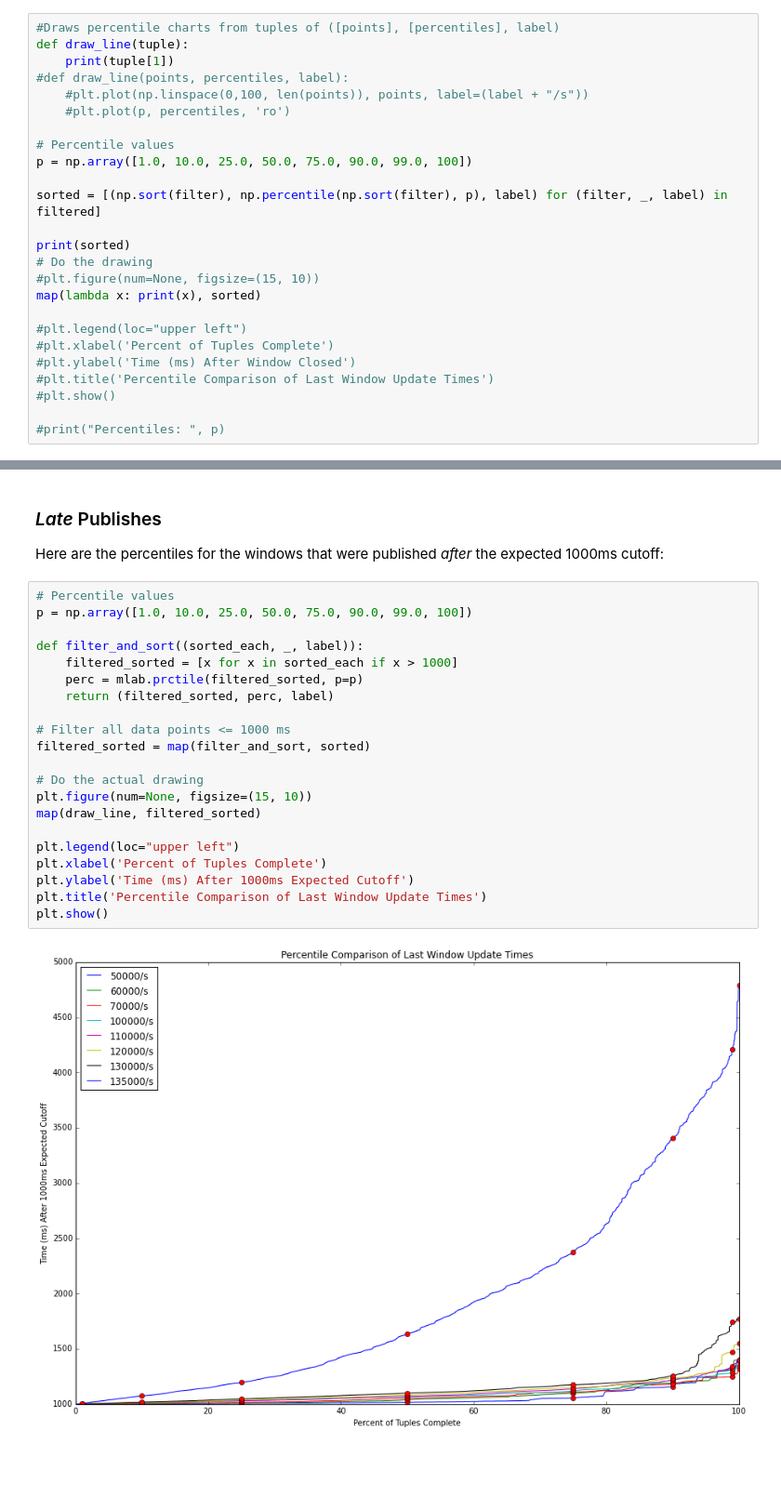
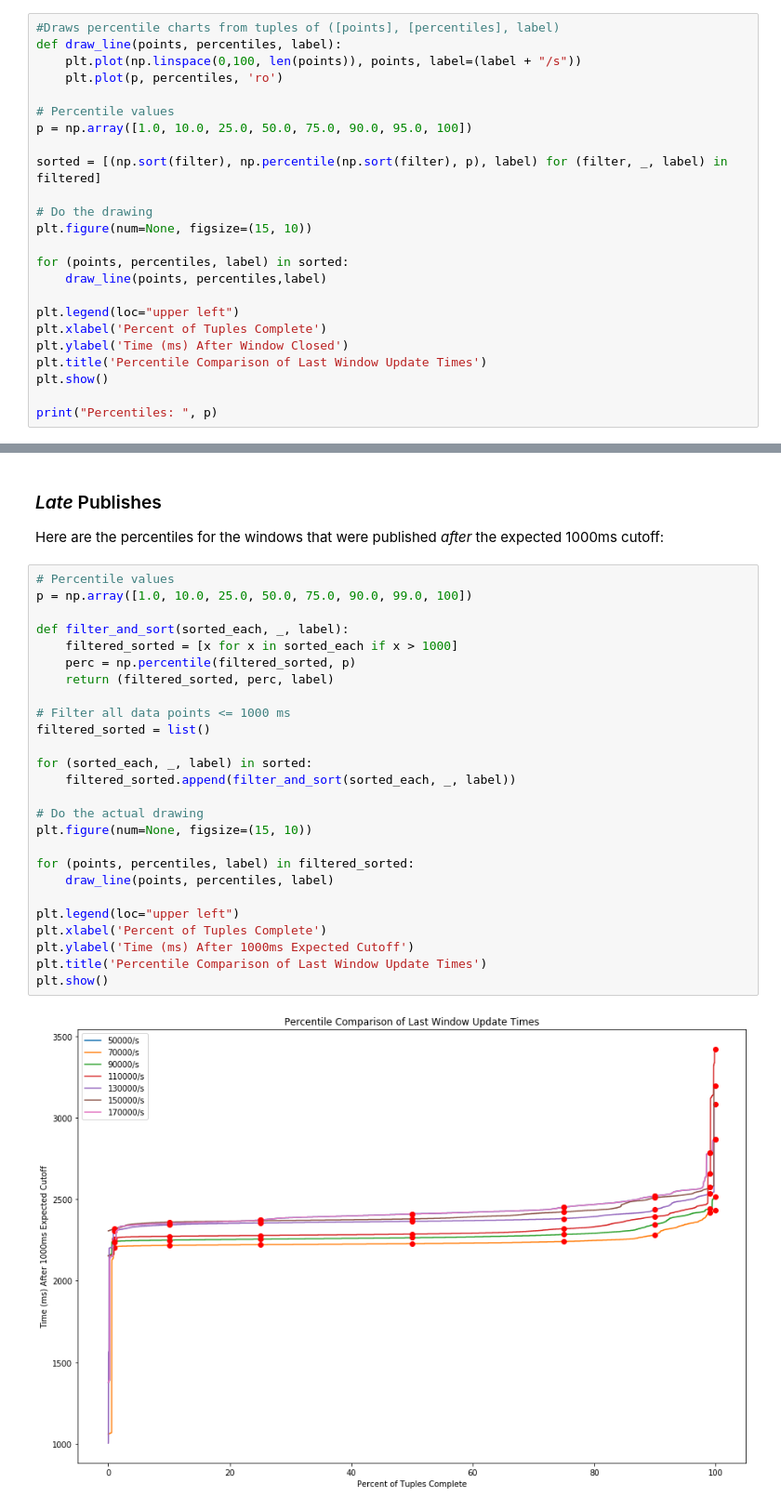
Before and after one commit to yahoo/streaming-benchmarks, a Jupyter notebook: pynotebooks/Benchmark_combined.ipynb, the cells around one changed output, grey strips where cells are left out. Shown at 93% size. Cells and saved outputs as stored; diff of their text form; blank space fills up the shorter version.

```diff
--- a/pynotebooks/Benchmark_combined.ipynb
+++ b/pynotebooks/Benchmark_combined.ipynb
@@ -91,27 +90,26 @@ Percentiles for the last-update time. 90th percentile being within 1000ms or so
 We can see that at ~135000 tuples/s input, the topology begins to fall behind, and end-to-end latency goes up.
 # %%
 #Draws percentile charts from tuples of ([points], [percentiles], label)
-def draw_line(tuple):
-    print(tuple[1])
-#def draw_line(points, percentiles, label):
-    #plt.plot(np.linspace(0,100, len(points)), points, label=(label + "/s"))
-    #plt.plot(p, percentiles, 'ro')
+def draw_line(points, percentiles, label):
+    plt.plot(np.linspace(0,100, len(points)), points, label=(label + "/s"))
+    plt.plot(p, percentiles, 'ro')
 
 # Percentile values
-p = np.array([1.0, 10.0, 25.0, 50.0, 75.0, 90.0, 99.0, 100])
+p = np.array([1.0, 10.0, 25.0, 50.0, 75.0, 90.0, 95.0, 100])
 
 sorted = [(np.sort(filter), np.percentile(np.sort(filter), p), label) for (filter, _, label) in filtered]
 
-print(sorted)
 # Do the drawing
-#plt.figure(num=None, figsize=(15, 10))
-map(lambda x: print(x), sorted)
+plt.figure(num=None, figsize=(15, 10))
 
-#plt.legend(loc="upper left")
-#plt.xlabel('Percent of Tuples Complete')
-#plt.ylabel('Time (ms) After Window Closed')
-#plt.title('Percentile Comparison of Last Window Update Times')
-#plt.show()
+for (points, percentiles, label) in sorted:
+    draw_line(points, percentiles,label)
 
-#print("Percentiles: ", p)
+plt.legend(loc="upper left")
+plt.xlabel('Percent of Tuples Complete')
+plt.ylabel('Time (ms) After Window Closed')
+plt.title('Percentile Comparison of Last Window Update Times')
+plt.show()
+
+print("Percentiles: ", p)
 # %% [output]
@@ -123,23 +121,28 @@ Here are the percentiles for the windows that were published *after* the expecte
 # %%
 # Percentile values
 p = np.array([1.0, 10.0, 25.0, 50.0, 75.0, 90.0, 99.0, 100])
 
-def filter_and_sort((sorted_each, _, label)):
+def filter_and_sort(sorted_each, _, label):
     filtered_sorted = [x for x in sorted_each if x > 1000]
-    perc = mlab.prctile(filtered_sorted, p=p)
+    perc = np.percentile(filtered_sorted, p)
     return (filtered_sorted, perc, label)
 
 # Filter all data points <= 1000 ms
-filtered_sorted = map(filter_and_sort, sorted)
+filtered_sorted = list()
+
+for (sorted_each, _, label) in sorted:
+    filtered_sorted.append(filter_and_sort(sorted_each, _, label))
 
 # Do the actual drawing
 plt.figure(num=None, figsize=(15, 10))
-map(draw_line, filtered_sorted)
+
+for (points, percentiles, label) in filtered_sorted:
+    draw_line(points, percentiles, label)
 
 plt.legend(loc="upper left")
 plt.xlabel('Percent of Tuples Complete')
 plt.ylabel('Time (ms) After 1000ms Expected Cutoff')
 plt.title('Percentile Comparison of Last Window Update Times')
 plt.show()
 # %% [output]
-[figure, old version]
+[figure, new version]
```
Also changed, not shown: parts of 2 cells of this notebook.
